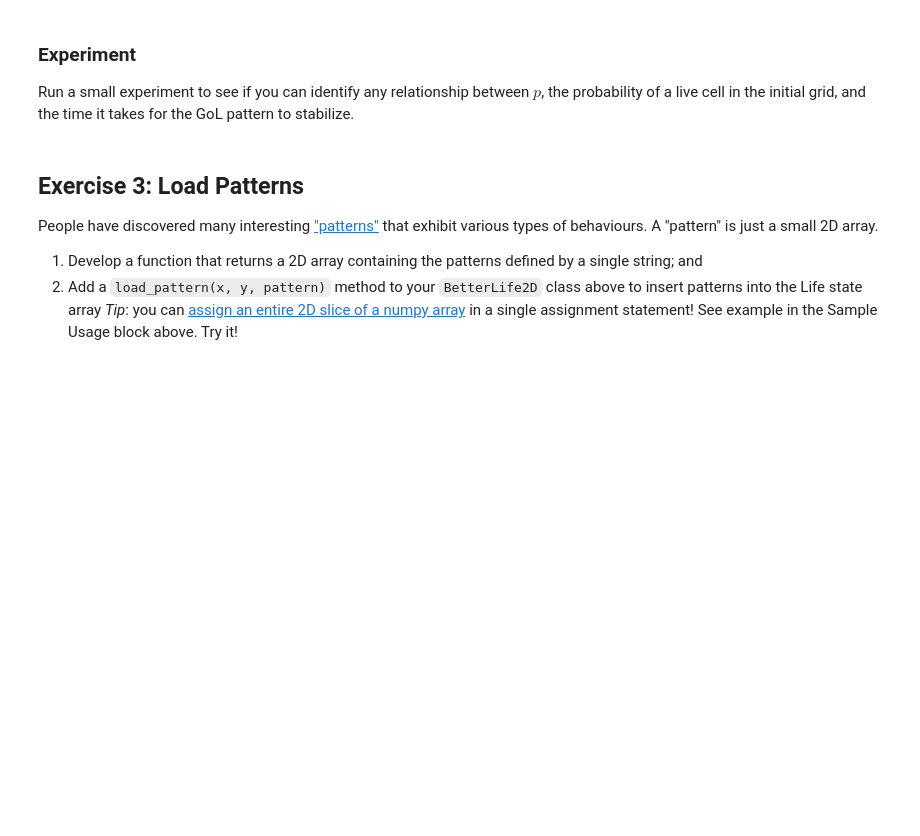
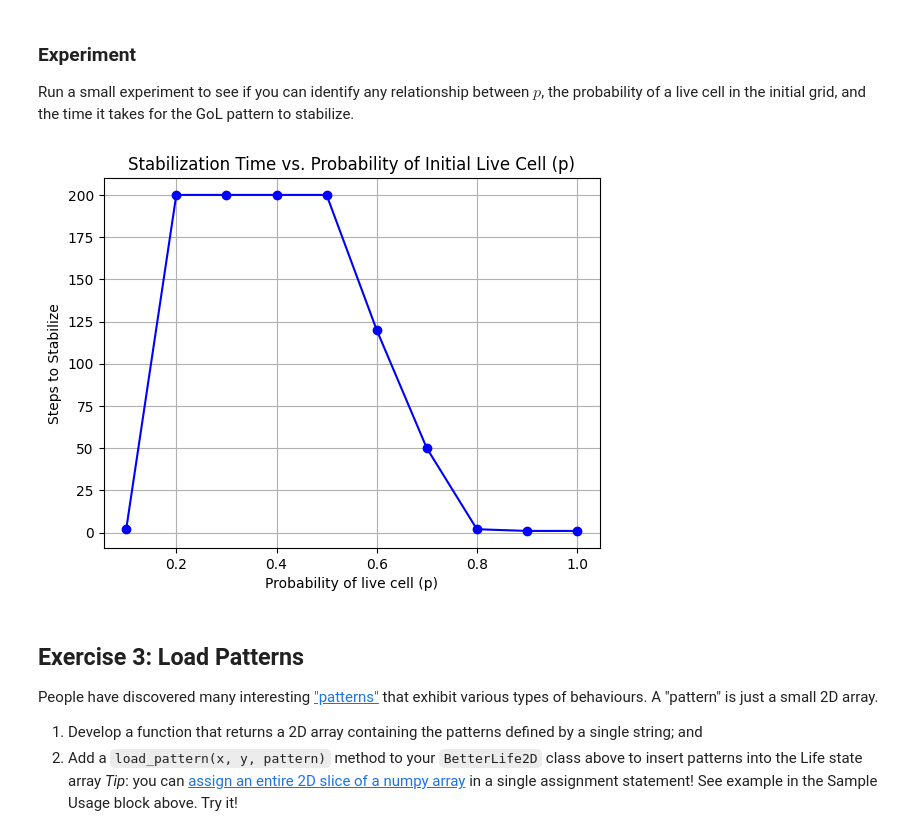
Before and after one commit to MarlaS02/comp215, a Jupyter notebook: labs/lab08_GoL.ipynb, the cells around one changed output. Cells and saved outputs as stored; diff of their text form; code cells hidden in the pictures; blank space fills up the shorter version.

```diff
--- a/labs/lab08_GoL.ipynb
+++ b/labs/lab08_GoL.ipynb
@@ -208,3 +233,38 @@ Run a small experiment to see if you can identify any relationship between $p$,
+# %%
+# Ex. 2 write code for your experiment here...
+def run_experiment(n_rows=20, n_cols=20, max_steps=200):
+
+    p_values = np.linspace(0.1, 1.0, 10)
+    stabilization_times = []
+
+    for p in p_values:
+        life_game = random_life(n_rows, n_cols, p)
+        prev_state = None
+        for step in range(max_steps):
+            life_game.step()
+            if np.array_equal(life_game.state, prev_state):
+                stabilization_times.append(step)
+                break
+            prev_state = life_game.state
+        else:
+            stabilization_times.append(max_steps)
+
+    return p_values, stabilization_times
+
+
+p_values, stabilization_times = run_experiment()
+
+
+plt.plot(p_values, stabilization_times, marker='o', linestyle='-', color='b')
+plt.xlabel("Probability of live cell (p)")
+plt.ylabel("Steps to Stabilize")
+plt.title("Stabilization Time vs. Probability of Initial Live Cell (p)")
+plt.grid(True)
+plt.show()
+
+#I ran the algorithm multiple times and the graph looks different each time - sometimes smaller values of p require less steps before stabilizing, sometimes they require a lot more steps than the larger values of p, so I would conclude that the two aren't related
+# %% [output]
+[figure, added]
 # %% [markdown]
 ## Exercise 3: Load Patterns
 People have discovered many interesting ["patterns"](https://conwaylife.com/wiki/Category:Patterns) that exhibit various types of behaviours.
```
Also changed, not shown: parts of 3 cells of this notebook.
